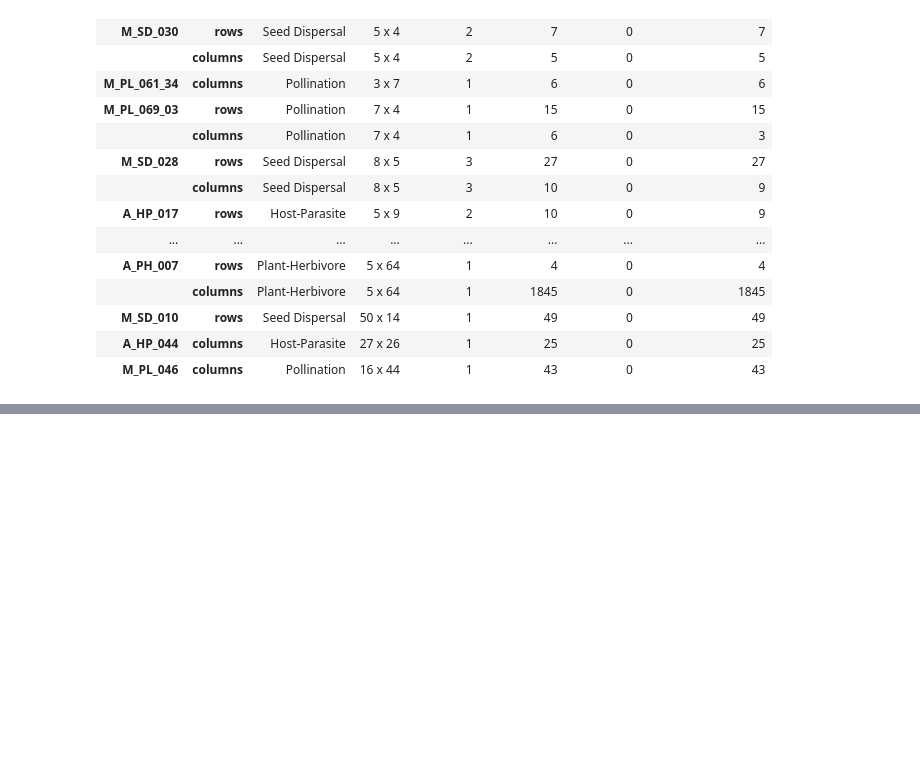
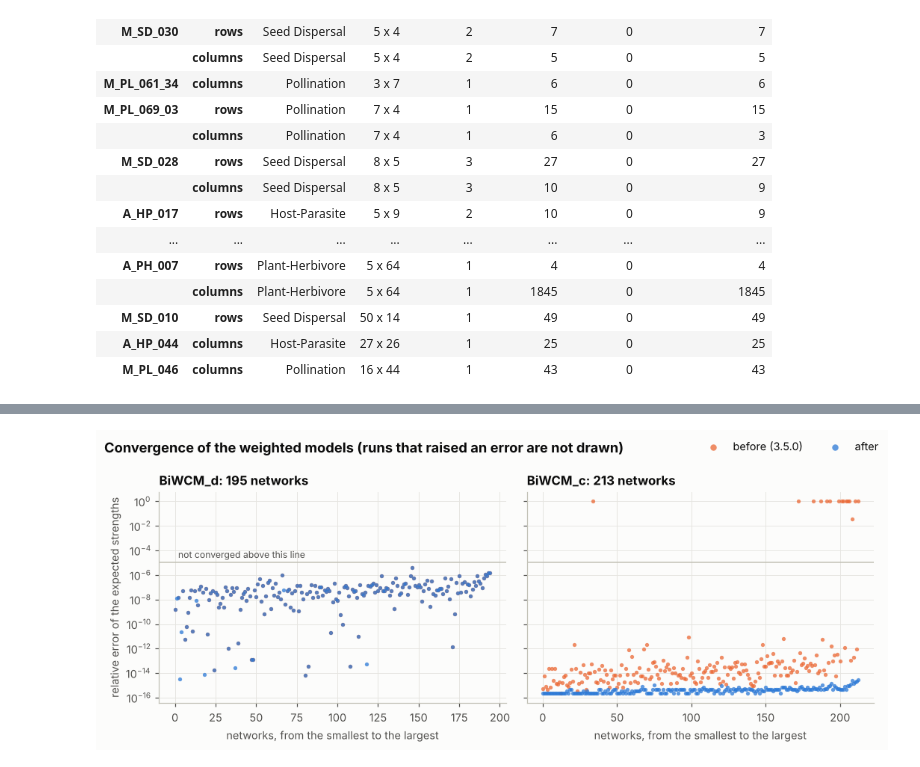
Before and after one commit to mat701/BiCM, a Jupyter notebook: benchmarks/web_of_life/web_of_life_benchmark.ipynb, the cells around one changed output, grey strips where cells are left out. Cells and saved outputs as stored; diff of their text form; code cells hidden in the pictures; blank space fills up the shorter version.

```diff
--- a/benchmarks/web_of_life/web_of_life_benchmark.ipynb
+++ b/benchmarks/web_of_life/web_of_life_benchmark.ipynb
@@ -572,0 +634,23 @@ layers whose links change with the poisson method (the default of 3.5.0): 46
+# %%
+fig, axes = plt.subplots(1, 2, figsize=(9.6, 3.9), sharey=True)
+floor = 1e-17
+for ax, model in zip(axes, MODELS):
+    data = wruns[wruns.model == model].sort_values('cells').reset_index(drop=True)
+    for column, colour, label in (('error_before', BEFORE, 'before (3.5.0)'), ('error_after', AFTER, 'after')):
+        solved_runs = data[column].notna()
+        ax.scatter(data.index[solved_runs], np.clip(data[column][solved_runs], floor, None), s=12, color=colour,
+                   alpha=0.75, linewidths=0, label=label)
+    ax.axhline(CONVERGED, color='#c3c2b7', linewidth=1)
+    ax.set_yscale('log')
+    ax.set_title('{}: {} networks'.format(model.replace('biwcm', 'BiWCM'), len(data)))
+    ax.set_xlabel('networks, from the smallest to the largest')
+axes[0].set_ylabel('relative error of the expected strengths')
+axes[0].text(2, CONVERGED * 2.5, 'not converged above this line', color=MUTED, fontsize=8)
+handles, labels = axes[0].get_legend_handles_labels()
+fig.legend(handles, labels, loc='upper right', ncol=2, markerscale=1.6)
+fig.suptitle('Convergence of the weighted models (runs that raised an error are not drawn)', x=0.01, ha='left',
+             fontsize=12, fontweight='bold')
+fig.tight_layout()
+plt.show()
+# %% [output]
+[figure, added]
```
Also changed, not shown: parts of 15 cells of this notebook, 6 other files.
